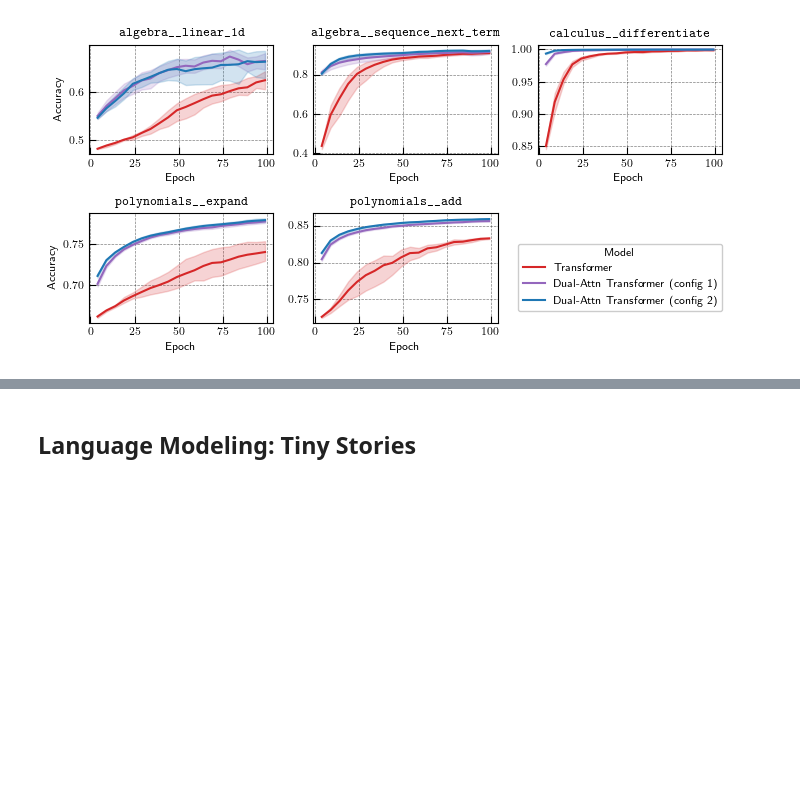
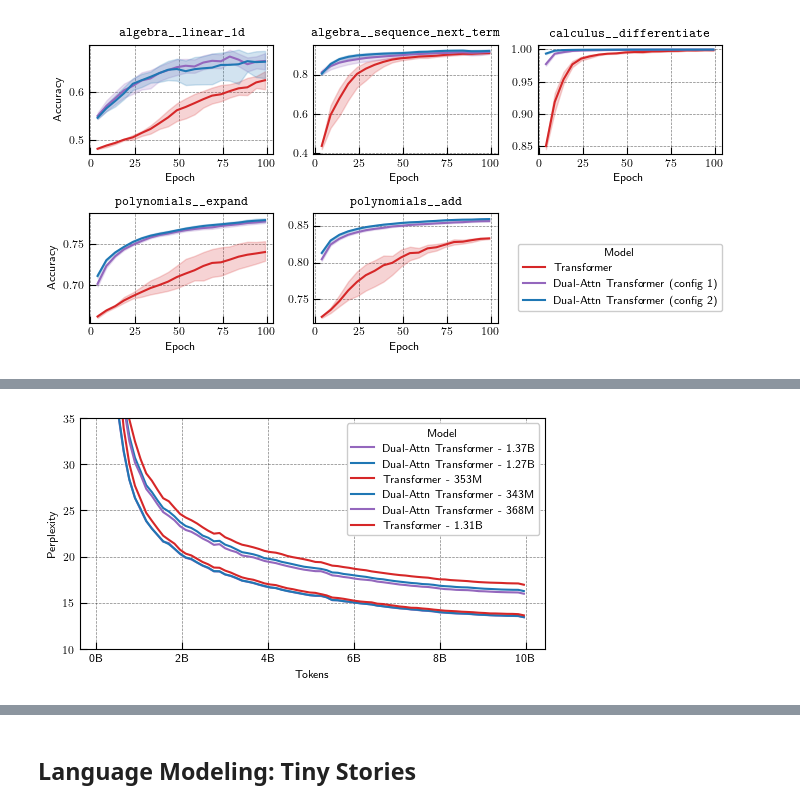
Before and after one commit to Awni00/abstract_transformer, a Jupyter notebook: figure_generation/figure_generation.ipynb, the cells around one changed output, grey strips where cells are left out. Saved outputs shown, nothing was run; the diff lists cells and outputs as text; code cells hidden in the pictures; blank space fills up the shorter version.

Commit message:
added fineweb language modeling results

```diff
--- a/figure_generation/figure_generation.ipynb
+++ b/figure_generation/figure_generation.ipynb
@@ -340,0 +343,3 @@ fig.savefig(f'{save_dir}/math/math_training_curves_extrapolation.pdf')
+# %%
+figure_data = pd.read_csv('figure_data/fineweb/run_histories.csv')
+figure_data.head()
@@ -340,0 +366,27 @@ fig.savefig(f'{save_dir}/math/math_training_curves_extrapolation.pdf')
+# %%
+# bar plot figure
+color_map_ = {
+    'Transformer - 1.31B': cmap(6), # red
+    f'{our_model_name} - 1.27B': cmap(0), # blue
+    f'{our_model_name} - 1.37B': cmap(8), # purple
+
+    'Transformer - 353M': cmap(6), # red
+    f'{our_model_name} - 343M': cmap(0), # blue
+    f'{our_model_name} - 368M': cmap(8), # purple
+    }
+
+# models = color_map_.keys()
+# %%
+figure_data = figure_data[figure_data.name.isin(name_map.keys())]
+figure_data = figure_data[['name', 'loss/val', 'tokens']].dropna()
+
+figure_data = figure_data.rename(columns={
+    # 'symbol_type': 'Symbol Type', 'symmetric_rels': 'Symmetric RA',
+    'loss/val': 'Validation Loss', 'tokens': 'Tokens'})
+
+
+figure_data['Model'] = pd.Categorical(figure_data['name'].map(name_map), list(set(name_map.values())), ordered=True)
+
+figure_data['Perplexity'] = figure_data['Validation Loss'].apply(np.exp)
+
+# figure_data = figure_data[['Model', 'Tokens', 'Perplexity']].dropna()
@@ -340,0 +403,11 @@ fig.savefig(f'{save_dir}/math/math_training_curves_extrapolation.pdf')
+# %%
+# fig1_models = ['Transformer - 35XM', f'{our_model_name} - 343M', f'{our_model_name} - 368M']
+# fig1_data = figure_data[figure_data.Model.isin(fig1_models)]
+# fig1_data['Model'] = pd.Categorical(fig1_data['Model'], fig1_models, ordered=True)
+
+fig, ax = plt.subplots(figsize=(6, 3))
+sns.lineplot(figure_data, hue='Model', x='Tokens', y='Perplexity', palette=color_map_)
+ax.set_ylim([10, 35]);
+ax.set_xticks([x * 10**10 for x in (0, 0.2, 0.4, 0.6, 0.8, 1.0)], [f'{x}B' for x in (0, 2, 4, 6, 8, 10)]);
+# %% [output]
+[figure, added]
```
Also changed, not shown: parts of 6 cells of this notebook, 1 other file.
